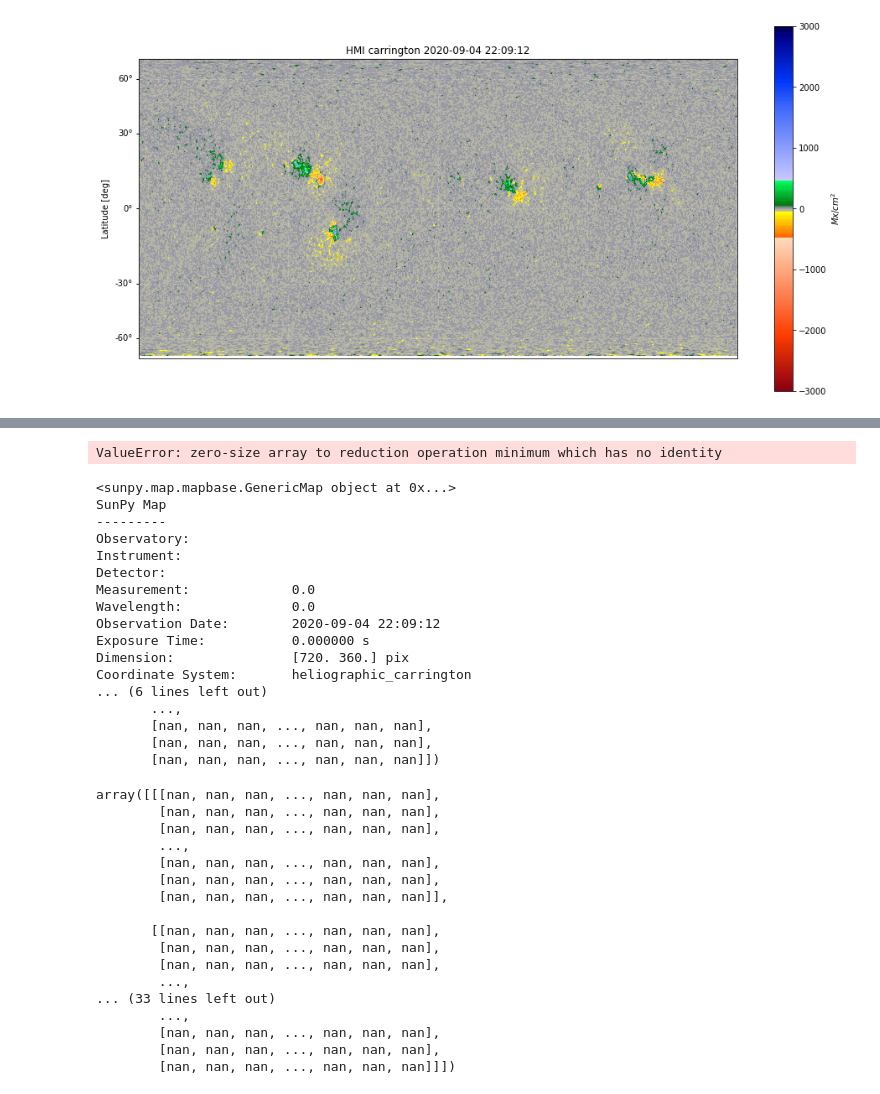
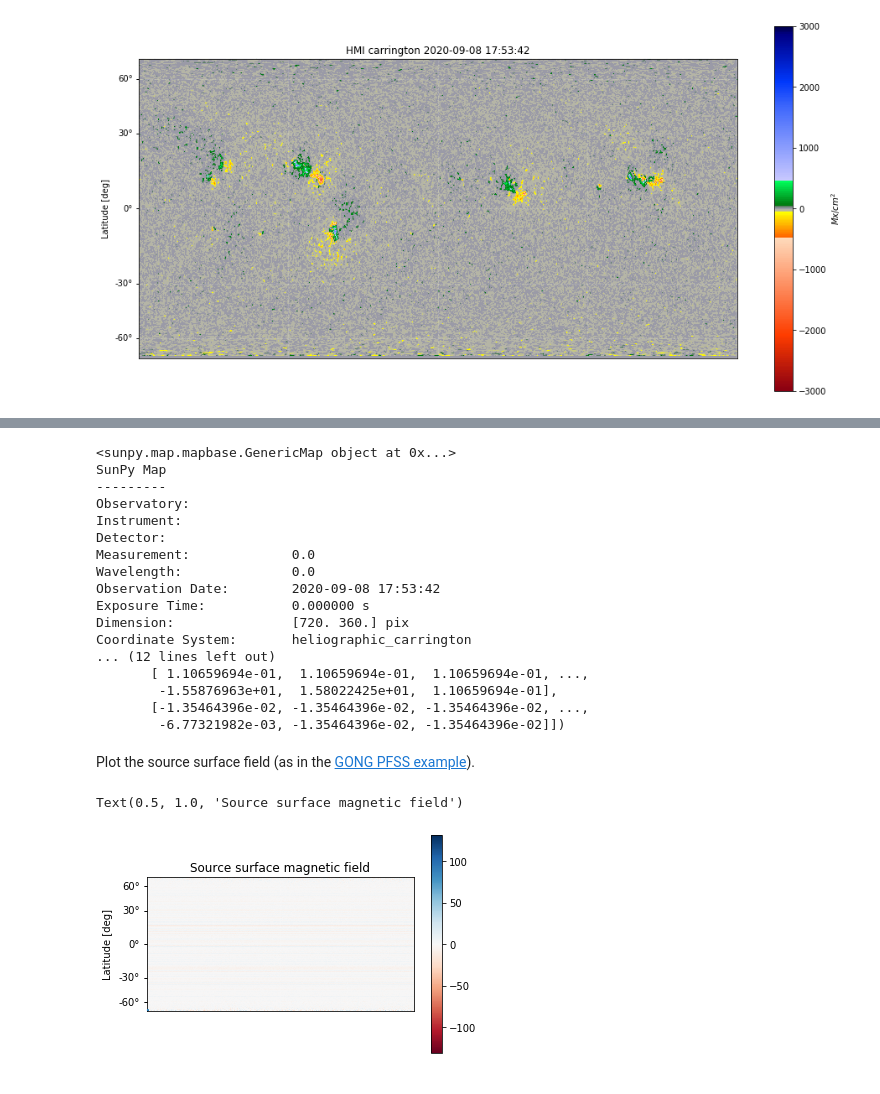
Before and after one commit to mbobra/magnetic-field-models, a Jupyter notebook: hmipfss.ipynb, the cells around one changed output, grey strips where cells are left out. Saved outputs shown, nothing was run; the diff lists cells and outputs as text; code cells hidden in the pictures.

```diff
--- a/hmipfss.ipynb
+++ b/hmipfss.ipynb
@@ -40,0 +49,2 @@ synoptic_image[0].header["CDELT2"] = 180 / np.pi * synoptic_image[0].header["CDE
+# %%
+synoptic_image[0].data = np.nan_to_num(synoptic_image[0].data)
@@ -65,41 +81,33 @@ output = pfsspy.pfss(input)
 # %%
 output.source_surface_br
 # %% [output]
-ValueError: zero-size array to reduction operation minimum which has no identity
+<sunpy.map.mapbase.GenericMap object at 0x...>
+SunPy Map
+---------
+Observatory:
+Instrument:
+Detector:
+Measurement:             0.0
+Wavelength:              0.0
+Observation Date:        2020-09-08 17:53:42
+Exposure Time:           0.000000 s
+Dimension:               [720. 360.] pix
+Coordinate System:       heliographic_carrington
+... (12 lines left out)
+       [ 1.10659694e-01,  1.10659694e-01,  1.10659694e-01, ...,
+        -1.55876963e+01,  1.58022425e+01,  1.10659694e-01],
+       [-1.35464396e-02, -1.35464396e-02, -1.35464396e-02, ...,
+        -6.77321982e-03, -1.35464396e-02, -1.35464396e-02]])
-<sunpy.map.mapbase.GenericMap object at 0x...>
-SunPy Map
----------
-Observatory:
-Instrument:
-Detector:
-Measurement:             0.0
-Wavelength:              0.0
-Observation Date:        2020-09-04 22:09:12
-Exposure Time:           0.000000 s
-Dimension:               [720. 360.] pix
-Coordinate System:       heliographic_carrington
-... (6 lines left out)
-       ...,
-       [nan, nan, nan, ..., nan, nan, nan],
-       [nan, nan, nan, ..., nan, nan, nan],
-       [nan, nan, nan, ..., nan, nan, nan]])
-# %%
-output.bc[0]
-# %% [output]
-array([[[nan, nan, nan, ..., nan, nan, nan],
-        [nan, nan, nan, ..., nan, nan, nan],
-        [nan, nan, nan, ..., nan, nan, nan],
-        ...,
-        [nan, nan, nan, ..., nan, nan, nan],
-        [nan, nan, nan, ..., nan, nan, nan],
-        [nan, nan, nan, ..., nan, nan, nan]],
-
-       [[nan, nan, nan, ..., nan, nan, nan],
-        [nan, nan, nan, ..., nan, nan, nan],
-        [nan, nan, nan, ..., nan, nan, nan],
-        ...,
-... (33 lines left out)
-        ...,
-        [nan, nan, nan, ..., nan, nan, nan],
-        [nan, nan, nan, ..., nan, nan, nan],
-        [nan, nan, nan, ..., nan, nan, nan]]])
+# %% [markdown]
+Plot the source surface field (as in the [GONG PFSS example](https://pfsspy.readthedocs.io/en/stable/auto_examples/using_pfsspy/plot_gong.html)).
+# %%
+ss_br = output.source_surface_br
+fig = plt.figure()
+ax = plt.subplot(projection=ss_br)
+ss_br.plot()
+ax.plot_coord(output.source_surface_pils[0])
+plt.colorbar()
+ax.set_title('Source surface magnetic field')
+# %% [output]
+Text(0.5, 1.0, 'Source surface magnetic field')
+[figure, added]
```
Also changed, not shown: parts of 6 cells of this notebook.
